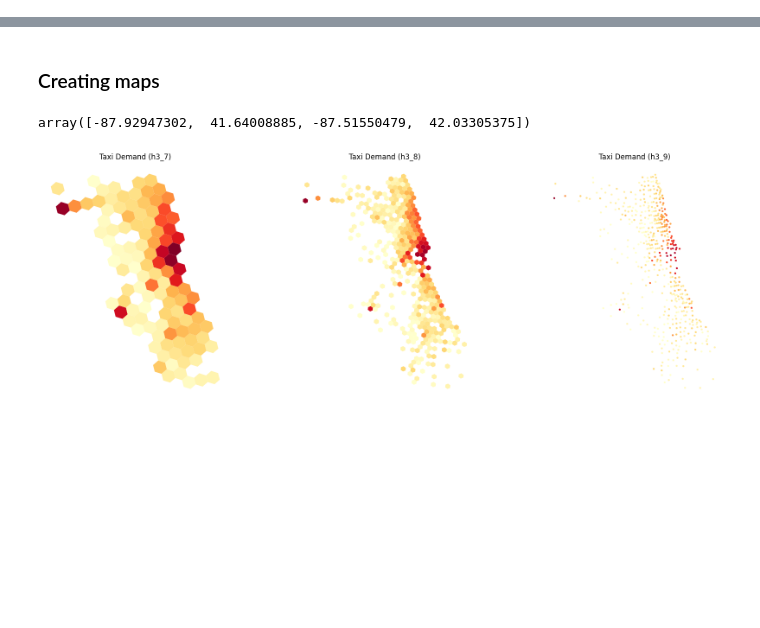
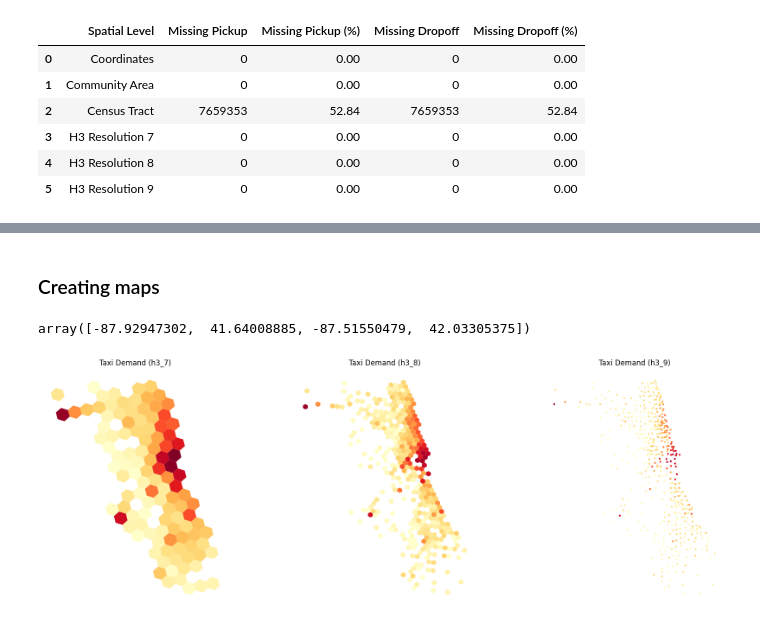
Before and after one commit to larissatheilmann/AAA_Project_Group7, a Jupyter notebook: notebooks/2.1 DescriptiveAnalysisSpatial.ipynb, the cells around one changed output, grey strips where cells are left out. Saved outputs shown, nothing was run; the diff lists cells and outputs as text; code cells hidden in the pictures; blank space fills up the shorter version.

```diff
--- a/notebooks/2.1 DescriptiveAnalysisSpatial.ipynb
+++ b/notebooks/2.1 DescriptiveAnalysisSpatial.ipynb
@@ -103,0 +165,54 @@ The number of spatial units decreases from 495 census tracts to 491 H3-9 cells,
+# %%
+levels_cols = {
+    "Coordinates": (
+        "Pickup Centroid Latitude",
+        "Dropoff Centroid Latitude",
+    ),
+    "Community Area": (
+        "Pickup Community Area",
+        "Dropoff Community Area",
+    ),
+    "Census Tract": (
+        "Pickup Census Tract",
+        "Dropoff Census Tract",
+    ),
+    "H3 Resolution 7": (
+        "h3_index_pickup_7",
+        "h3_index_dropoff_7",
+    ),
+    "H3 Resolution 8": (
+        "h3_index_pickup_8",
+        "h3_index_dropoff_8",
+    ),
+    "H3 Resolution 9": (
+        "h3_index_pickup_9",
+        "h3_index_dropoff_9",
+    ),
+}
+
+missingness = pd.DataFrame(
+    [
+        {
+            "Spatial Level": level,
+            "Missing Pickup": taxi_trips[pickup].isna().sum(),
+            "Missing Pickup (%)": round(
+                100 * taxi_trips[pickup].isna().mean(), 2
+            ),
+            "Missing Dropoff": taxi_trips[dropoff].isna().sum(),
+            "Missing Dropoff (%)": round(
+                100 * taxi_trips[dropoff].isna().mean(), 2
+            ),
+        }
+        for level, (pickup, dropoff) in levels_cols.items()
+    ]
+)
+
+missingness
+# %% [output]
+|  | Spatial Level | Missing Pickup | Missing Pickup (%) | Missing Dropoff | Missing Dropoff (%) |
+| 0 | Coordinates | 0 | 0.00 | 0 | 0.00 |
+| 1 | Community Area | 0 | 0.00 | 0 | 0.00 |
+| 2 | Census Tract | 7659353 | 52.84 | 7659353 | 52.84 |
+| 3 | H3 Resolution 7 | 0 | 0.00 | 0 | 0.00 |
+| 4 | H3 Resolution 8 | 0 | 0.00 | 0 | 0.00 |
+| 5 | H3 Resolution 9 | 0 | 0.00 | 0 | 0.00 |
```
Also changed, not shown: parts of 22 cells of this notebook.
